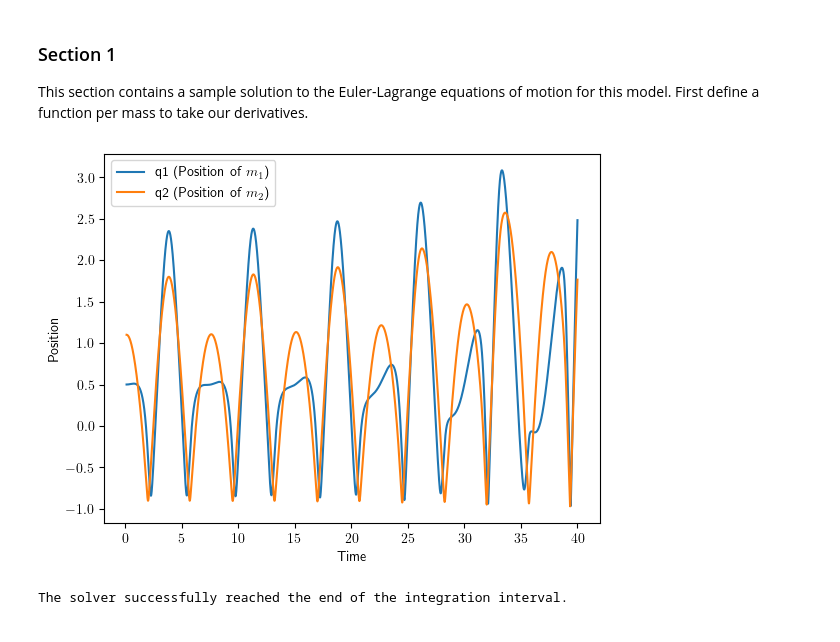
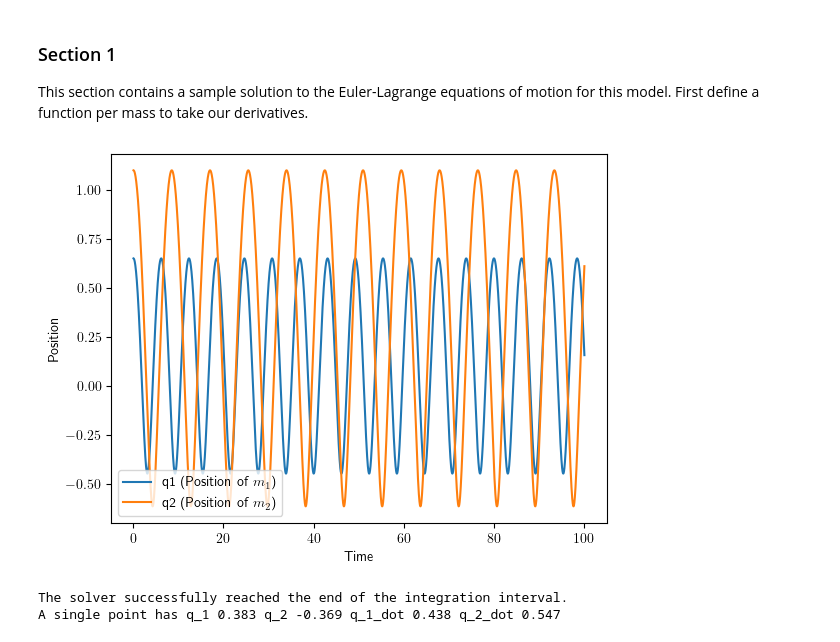
Before and after one commit to levgru/phys111_gruber_schofield, a Jupyter notebook: main.ipynb, the cells around one changed output. Drawn from its saved outputs; the diff is of its cells as text; code cells hidden in the pictures.

```diff
--- a/main.ipynb
+++ b/main.ipynb
@@ -24,9 +24,9 @@ plt.rcParams['text.usetex'] = True
 # Define global constants for the system
 m_1 = 1
 m_2 = 2
-e_1 = 20
-e_2 = 20
-e_3 = 20
+e_1 = 10
+e_2 = 0
+e_3 = 10
 a = 0.1
 l = 1
 
@@ -50,8 +50,12 @@ def deriv(t, q):
     q_1_dot = v_1
     q_2_dot = v_2
 
-    v_1_dot = (1)/(m_1 * l) * (c_1 * ( -(1+q_1) + 1/(1+q_1)**2) + c_2 * ( (1 + q_2 - q_1) - 1 / (1 + q_2 - q_1)**2 ))
-    v_2_dot = (1)/(m_2 * l) * (c_3 * ( -(1+q_2) + 1/(1+q_2)**2) - c_2 * ( (1 + q_2 - q_1) + 1 / (1 + q_2 - q_1)**2 ))
+    v_1_dot = (1)/(m_1 * l**2) * (c_1 * ( -(1+q_1) + 1/(1+q_1)**2) + c_2 * ( (1 + q_2 - q_1) - 1 / (1 + q_2 - q_1)**2 ))
+    v_2_dot = (1)/(m_2 * l**2) * (c_3 * ( -(1+q_2) + 1/(1+q_2)**2) - c_2 * ( (1 + q_2 - q_1) + 1 / (1 + q_2 - q_1)**2 ))
+
+    # test w/ linear springs
+    #v_1_dot = -2*(c_1 / m_1) * q_1 + (c_2 / m_1) * q_2
+    #v_2_dot = (c_1 / m_2) * q_1 - 2*(c_2 / m_2) * q_2
 
     return [q_1_dot, q_2_dot, v_1_dot, v_2_dot]
 # %% [markdown]
@@ -59,25 +63,27 @@ def deriv(t, q):
 This section contains a sample solution to the Euler-Lagrange equations of motion for this model. First define a function per mass to take our derivatives.
 # %%
 # Instantiate initial conditions
-y0 = [0.5, 1.1, 0, 0]
+y0 = [0.65, 1.1, 0, 0]
 
 # Instantiate time span
 t_start = 0.1
-t_end = 40
+t_end = 100
 t = np.linspace(t_start, t_end, 10000)
 
 # Solve the system using solve_ivp
 result = solve_ivp(deriv, [t_start, t_end], y0, t_eval=t, method='LSODA', rtol=1e-6, atol=1e-8)
 
 # Check if the integration was successful
 plt.plot(result.t, result.y[0], label=r'q1 (Position of $m_1$)')
 plt.plot(result.t, result.y[1], label=r'q2 (Position of $m_2$)')
 plt.xlabel('Time')
 plt.ylabel('Position')
 plt.legend()
 plt.show()
 # for troubleshooting
 print(result.message)
+print('A single point has q_1', round(result.y[0][500],3), 'q_2', round(result.y[1][500],3), 'q_1_dot', round(result.y[2][500],3), 'q_2_dot', round(result.y[3][500],3))
 # %% [output]
-[figure, old version]
+[figure, new version]
 The solver successfully reached the end of the integration interval.
+A single point has q_1 0.383 q_2 -0.369 q_1_dot 0.438 q_2_dot 0.547
```
Also changed, not shown: parts of 3 cells of this notebook.
